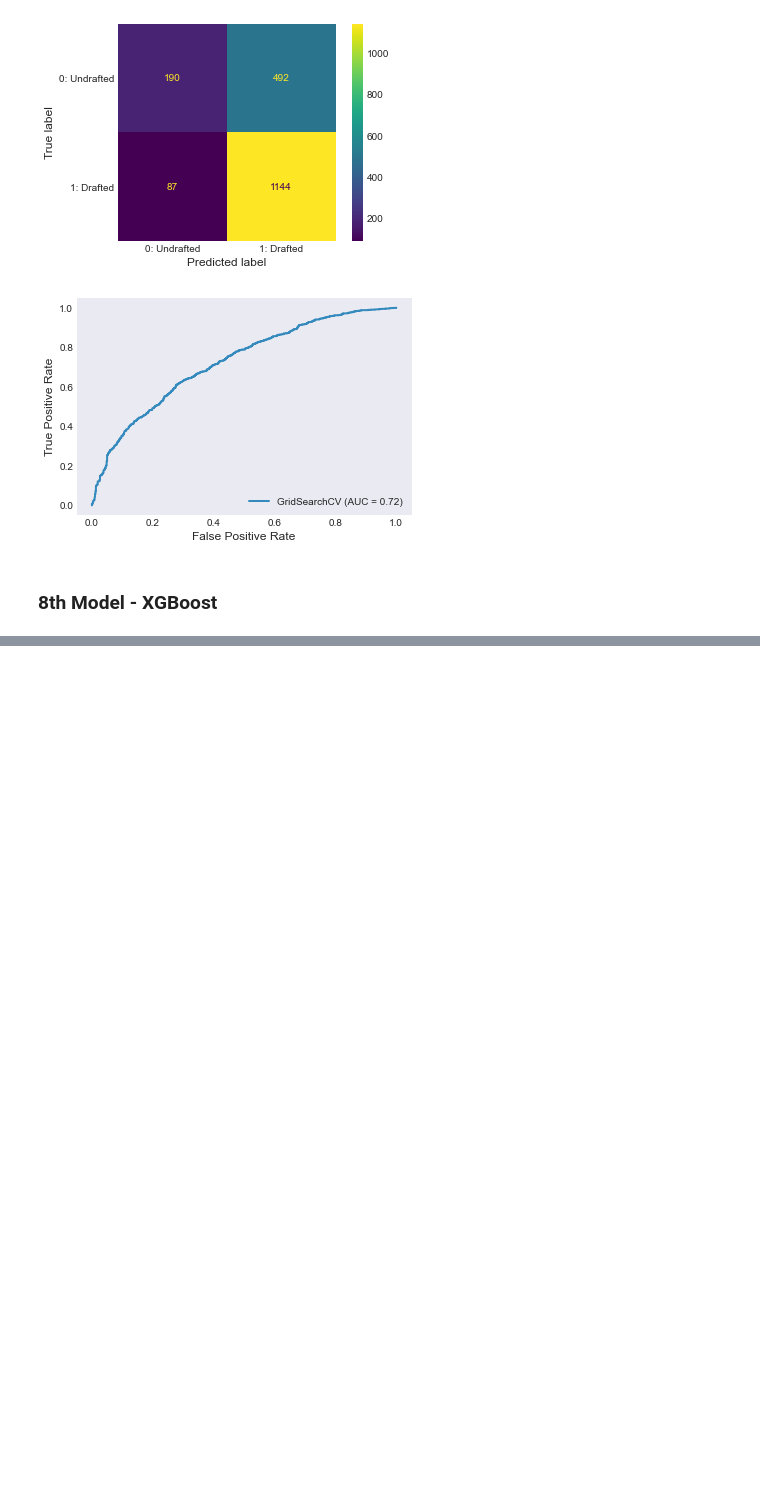
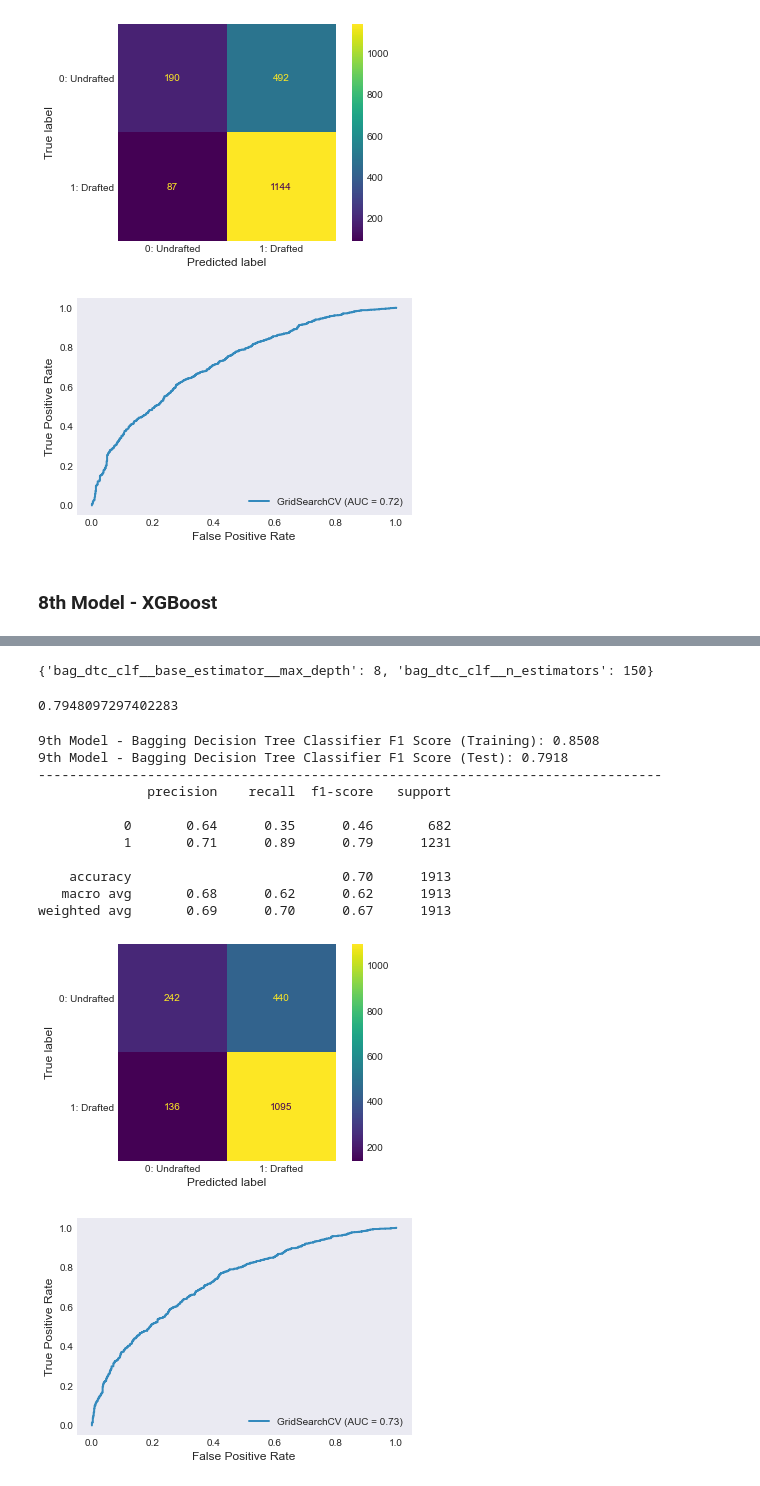
Before and after one commit to eric8395/NFL-Combine-Draft-Classification, a Jupyter notebook: NFL Combine Draft Classification.ipynb, the cells around one changed output, grey strips where cells are left out. Saved outputs shown, nothing was run; the diff lists cells and outputs as text; code cells hidden in the pictures; blank space fills up the shorter version.

```diff
--- a/NFL Combine Draft Classification.ipynb
+++ b/NFL Combine Draft Classification.ipynb
@@ -1757,0 +1675,65 @@ weighted avg       0.70      0.71      0.68      1913
+# %%
+# Instantiate Classifier
+steps = [('preprocess', ct),
+         ('bag_dtc_clf', BaggingClassifier(base_estimator = DecisionTreeClassifier(),
+                                           random_state = 42))]
+
+bag_dtc_clf = Pipeline(steps)
+
+bag_dtc_clf.fit(X_train, y_train)
+
+param_grid = {
+    'bag_dtc_clf__base_estimator__max_depth': [8],
+    'bag_dtc_clf__n_estimators': [150]
+}
+
+# find best param based on f1 score
+bag_dtc_clf = GridSearchCV(estimator = bag_dtc_clf,
+                           param_grid = param_grid,
+                           scoring = 'f1')
+
+# run this to find best parameters based on gridsearch
+bag_dtc_clf.fit(X_train, y_train)
+
+# get best scores and parameters
+display(bag_dtc_clf.best_params_)
+display(bag_dtc_clf.best_score_)
+# %% [output]
+{'bag_dtc_clf__base_estimator__max_depth': 8, 'bag_dtc_clf__n_estimators': 150}
+0.7948097297402283
+# %%
+# plot matrix
+plot_confusion_matrix(bag_dtc_clf,
+                      X_test, y_test,
+                      display_labels = class_names)
+
+# get scores
+print('9th Model - Bagging Decision Tree Classifier F1 Score (Training):',
+      round(f1_score(y_train, bag_dtc_clf.predict(X_train)),4))
+print('9th Model - Bagging Decision Tree Classifier F1 Score (Test):',
+      round(f1_score(y_test, bag_dtc_clf.predict(X_test)),4))
+# print()
+# print('Cross Validation Score:', get_cv_score(bag_dtc_clf, X_train, y_train))
+print('-'*80)
+
+# get classification report on the test set
+y_pred = bag_dtc_clf.predict(X_test)
+print(classification_report(y_test, y_pred))
+
+# plot roc curve
+plot_roc_curve(bag_dtc_clf, X_test, y_test)
+plt.show()
+# %% [output]
+9th Model - Bagging Decision Tree Classifier F1 Score (Training): 0.8508
+9th Model - Bagging Decision Tree Classifier F1 Score (Test): 0.7918
+--------------------------------------------------------------------------------
+              precision    recall  f1-score   support
+
+           0       0.64      0.35      0.46       682
+           1       0.71      0.89      0.79      1231
+
+    accuracy                           0.70      1913
+   macro avg       0.68      0.62      0.62      1913
+weighted avg       0.69      0.70      0.67      1913
+[figure, added]
+[figure, added]
```
Also changed, not shown: parts of 49 cells of this notebook, 3 other files.
